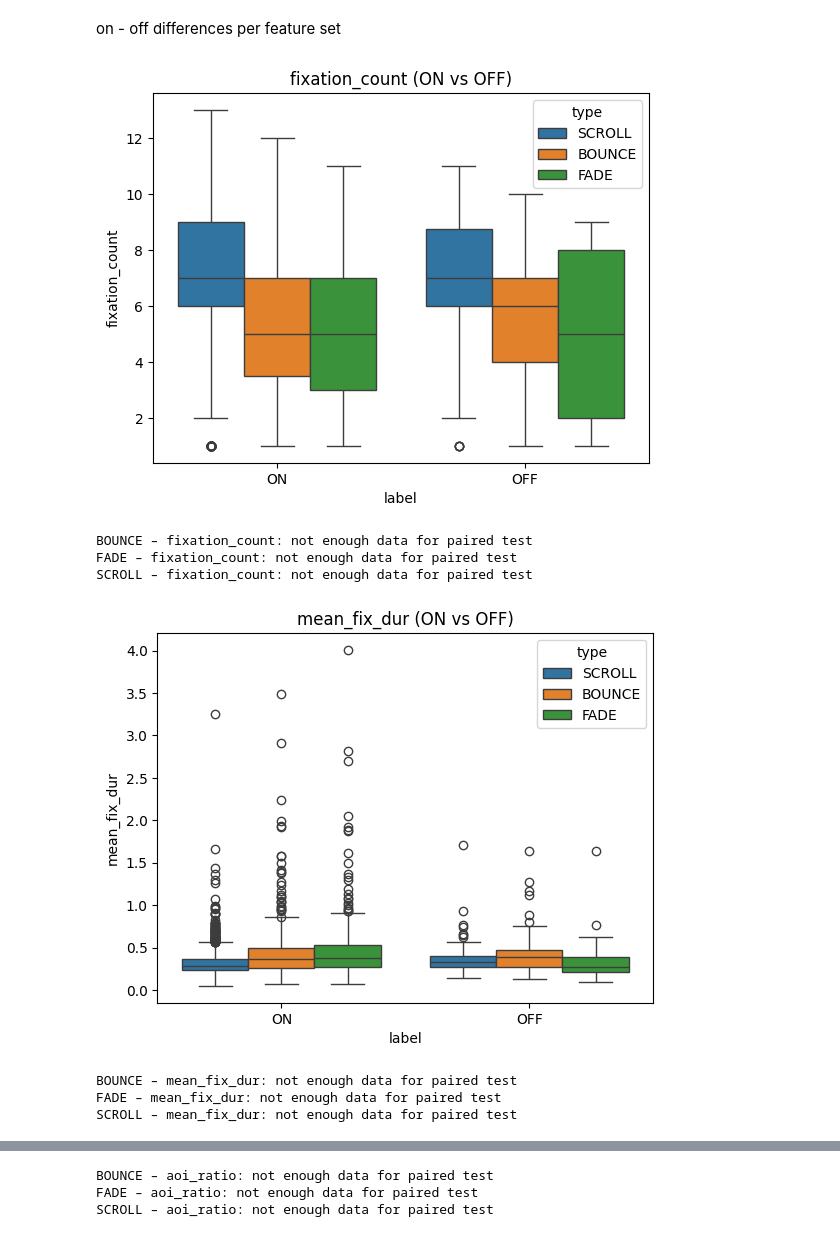
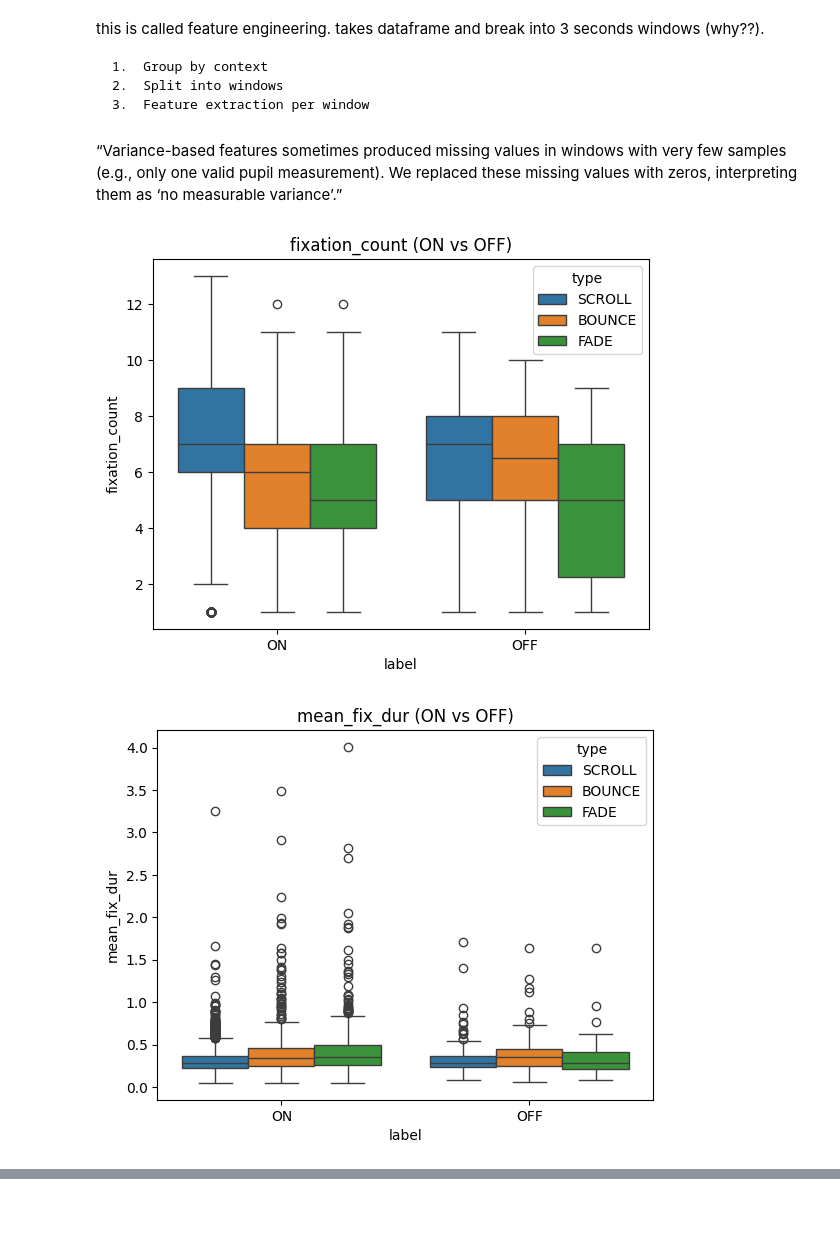
Before and after one commit to ferolaa/Gazepoint, a Jupyter notebook: notebooks/phase1.ipynb, the cells around one changed output, grey strips where cells are left out. Drawn from its saved outputs; the diff is of its cells as text; code cells hidden in the pictures; blank space fills up the shorter version.

Commit message:
windows done, (not entirely certain that done well)

```diff
--- a/notebooks/phase1.ipynb
+++ b/notebooks/phase1.ipynb
@@ -18,3 +18,9 @@ Build feature set (per 3s window)
+# %% [markdown]
+this is called feature engineering. takes dataframe and break into 3 seconds windows (why??).
+
+	1.	Group by context
+	2.	Split into windows
+    3.	Feature extraction per window
 # %%
 def extract_features(df, win_size=3.0, time_col="TIME"):
     """
@@ -68,29 +74,15 @@ def extract_features(df, win_size=3.0, time_col="TIME"):
 
 features = extract_features(labeled)  # your labeled df
 features.to_csv("outputs/features_windows.csv", index=False)
-# %% [markdown]
- on - off differences per feature set
+# %% [markdown]
+“Variance-based features sometimes produced missing values in windows with very few samples (e.g., only one valid pupil measurement). We replaced these missing values with zeros, interpreting them as ‘no measurable variance’.”
 # %%
-for f in ["fixation_count","mean_fix_dur","aoi_ratio","mean_pupil_L","mean_pupil_R"]:
+for f in ["fixation_count","mean_fix_dur","aoi_ratio",
+          "mean_pupil_L","mean_pupil_R",
+          "mean_saccade_mag"]:
     sns.boxplot(x="label", y=f, hue="type", data=features)
     plt.title(f"{f} (ON vs OFF)")
     plt.show()
-
-    for ttype, grp in features.groupby("type"):
-        on  = grp[grp["label"]=="ON"][f].dropna()
-        off = grp[grp["label"]=="OFF"][f].dropna()
-        if len(on)>0 and len(off)>0:
-            try:
-                stat, p = wilcoxon(on, off)
-                print(f"{ttype} – {f}: Wilcoxon p={p:.3g}")
-            except:
-                print(f"{ttype} – {f}: not enough data for paired test")
 # %% [output]
-[figure, old version]
+[figure, new version]
-BOUNCE – fixation_count: not enough data for paired test
-FADE – fixation_count: not enough data for paired test
-SCROLL – fixation_count: not enough data for paired test
-[figure, old version]
+[figure, new version]
-BOUNCE – mean_fix_dur: not enough data for paired test
-FADE – mean_fix_dur: not enough data for paired test
-SCROLL – mean_fix_dur: not enough data for paired test
@@ -98,3 +89,0 @@ SCROLL – mean_fix_dur: not enough data for paired test
-BOUNCE – aoi_ratio: not enough data for paired test
-FADE – aoi_ratio: not enough data for paired test
-SCROLL – aoi_ratio: not enough data for paired test
```
Also changed, not shown: parts of 12 cells of this notebook, 10 other files.
